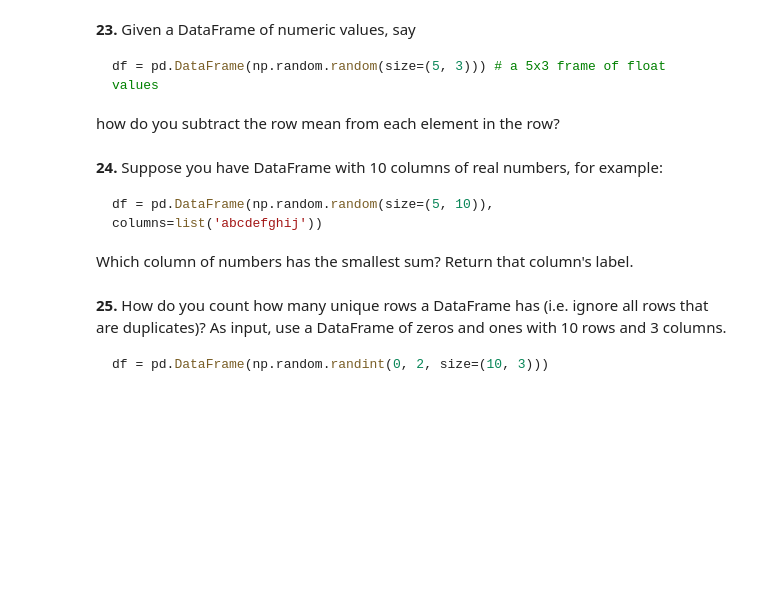
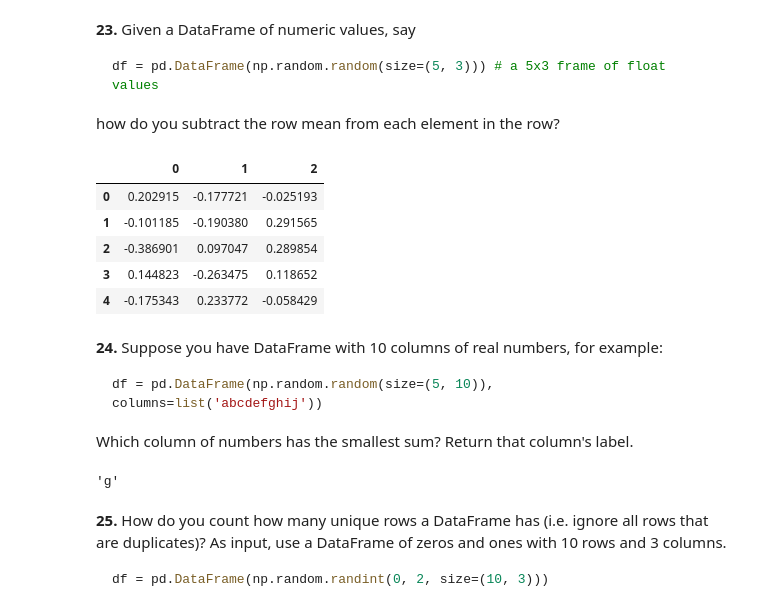
Before and after one commit to Jadeja01/100-pandas-puzzles, a Jupyter notebook: 100-pandas-puzzles.ipynb, the cells around one changed output. Drawn from its saved outputs; the diff is of its cells as text; code cells hidden in the pictures; blank space fills up the shorter version.

````diff
--- a/100-pandas-puzzles.ipynb
+++ b/100-pandas-puzzles.ipynb
@@ -287,6 +363,17 @@ df = pd.DataFrame(np.random.random(size=(5, 3))) # a 5x3 frame of float values
 ```
 
 how do you subtract the row mean from each element in the row?
+# %%
+df = pd.DataFrame(np.random.random(size=(5, 3)))
+df = df.sub(df.mean(axis=1), axis=0)
+df
+# %% [output]
+|  | 0 | 1 | 2 |
+| 0 | 0.202915 | -0.177721 | -0.025193 |
+| 1 | -0.101185 | -0.190380 | 0.291565 |
+| 2 | -0.386901 | 0.097047 | 0.289854 |
+| 3 | 0.144823 | -0.263475 | 0.118652 |
+| 4 | -0.175343 | 0.233772 | -0.058429 |
 # %% [markdown]
 **24.** Suppose you have DataFrame with 10 columns of real numbers, for example:
 
@@ -294,6 +381,11 @@ how do you subtract the row mean from each element in the row?
 df = pd.DataFrame(np.random.random(size=(5, 10)), columns=list('abcdefghij'))
 ```
 Which column of numbers has the smallest sum?  Return that column's label.
+# %%
+df = pd.DataFrame(np.random.random(size=(5, 10)), columns=list('abcdefghij'))
+df.sum(axis=0).sort_values().index[0]
+# %% [output]
+'g'
 # %% [markdown]
 **25.** How do you count how many unique rows a DataFrame has (i.e. ignore all rows that are duplicates)? As input, use a DataFrame of zeros and ones with 10 rows and 3 columns.
 
````
Also changed, not shown: parts of 8 cells of this notebook.
